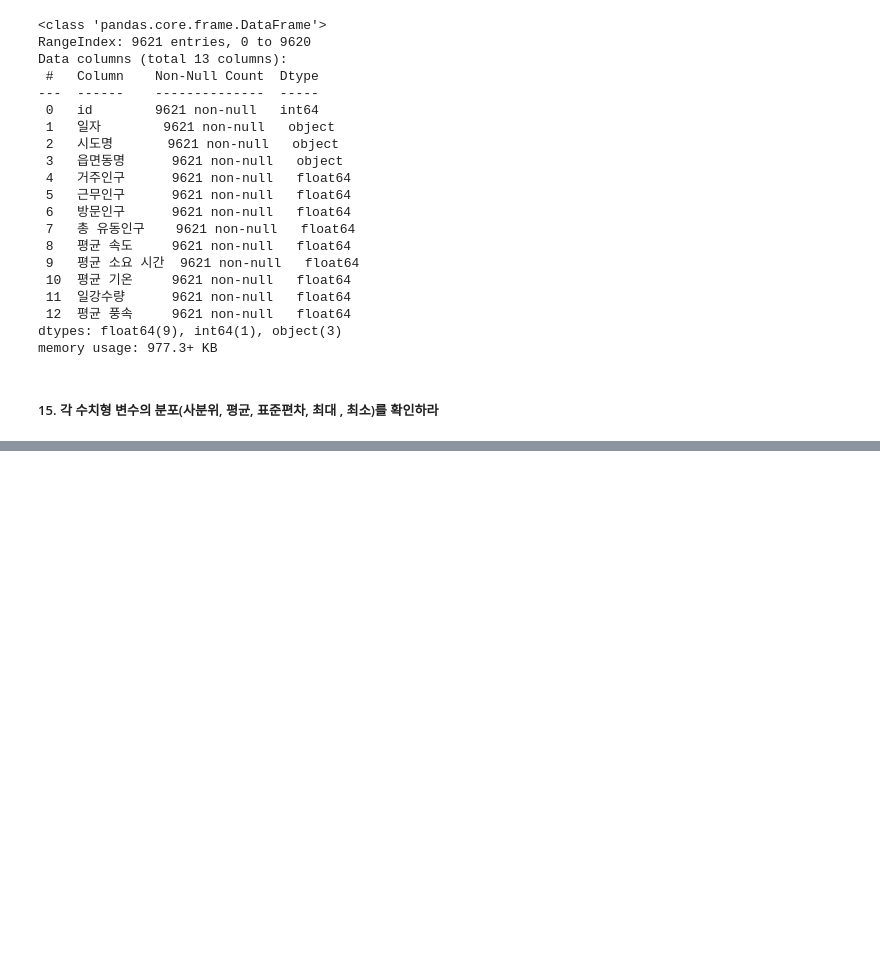
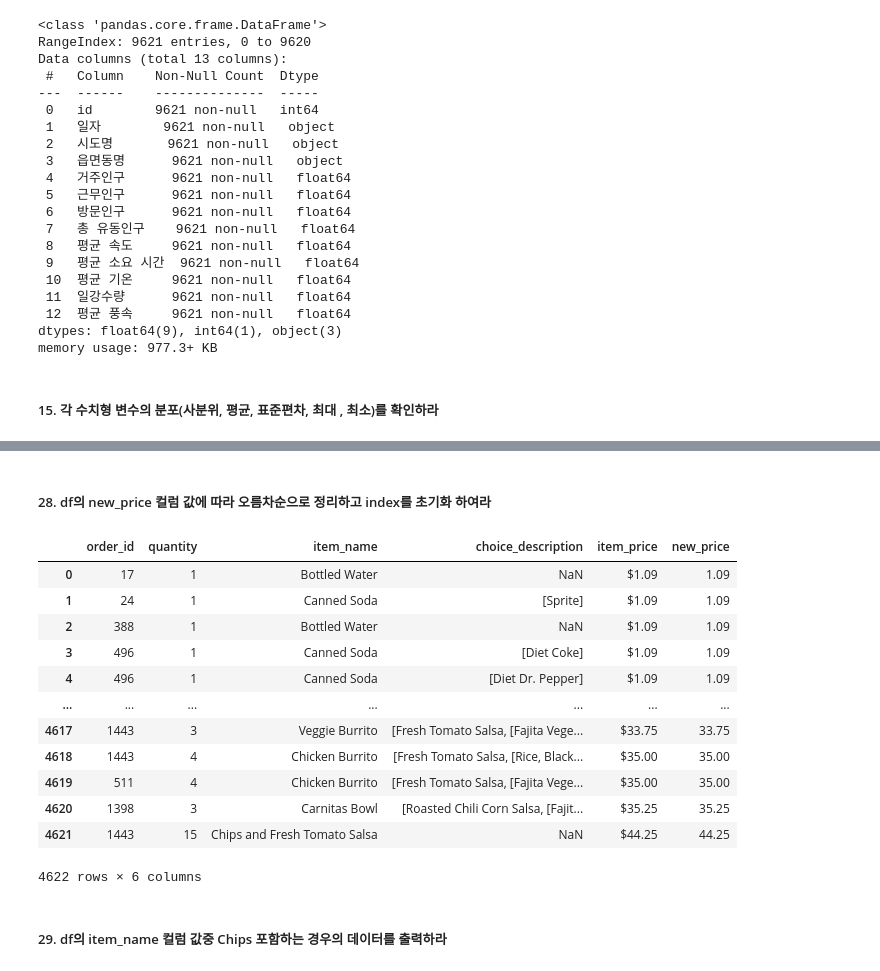
Before and after one commit to cms6090/Big-Data-Analysis, a Jupyter notebook: preprocessing.ipynb, the cells around one changed output, grey strips where cells are left out. Cells and saved outputs as stored; diff of their text form; code cells hidden in the pictures; blank space fills up the shorter version.

```diff
--- a/preprocessing.ipynb
+++ b/preprocessing.ipynb
@@ -243,0 +400,21 @@ df.describe()
+# %% [markdown]
+##### 28. df의 new_price 컬럼 값에 따라 오름차순으로 정리하고 index를 초기화 하여라
+# %%
+ans = df.sort_values("new_price").reset_index(drop = True)
+ans
+# %% [output]
+|  | order_id | quantity | item_name | choice_description | item_price | new_price |
+| 0 | 17 | 1 | Bottled Water | NaN | $1.09 | 1.09 |
+| 1 | 24 | 1 | Canned Soda | [Sprite] | $1.09 | 1.09 |
+| 2 | 388 | 1 | Bottled Water | NaN | $1.09 | 1.09 |
+| 3 | 496 | 1 | Canned Soda | [Diet Coke] | $1.09 | 1.09 |
+| 4 | 496 | 1 | Canned Soda | [Diet Dr. Pepper] | $1.09 | 1.09 |
+| ... | ... | ... | ... | ... | ... | ... |
+| 4617 | 1443 | 3 | Veggie Burrito | [Fresh Tomato Salsa, [Fajita Vege... | $33.75 | 33.75 |
+| 4618 | 1443 | 4 | Chicken Burrito | [Fresh Tomato Salsa, [Rice, Black... | $35.00 | 35.00 |
+| 4619 | 511 | 4 | Chicken Burrito | [Fresh Tomato Salsa, [Fajita Vege... | $35.00 | 35.00 |
+| 4620 | 1398 | 3 | Carnitas Bowl | [Roasted Chili Corn Salsa, [Fajit... | $35.25 | 35.25 |
+| 4621 | 1443 | 15 | Chips and Fresh Tomato Salsa | NaN | $44.25 | 44.25 |
+4622 rows × 6 columns
+# %% [markdown]
+##### 29. df의 item_name 컬럼 값중 Chips 포함하는 경우의 데이터를 출력하라
```
Also changed, not shown: parts of 29 cells of this notebook.
